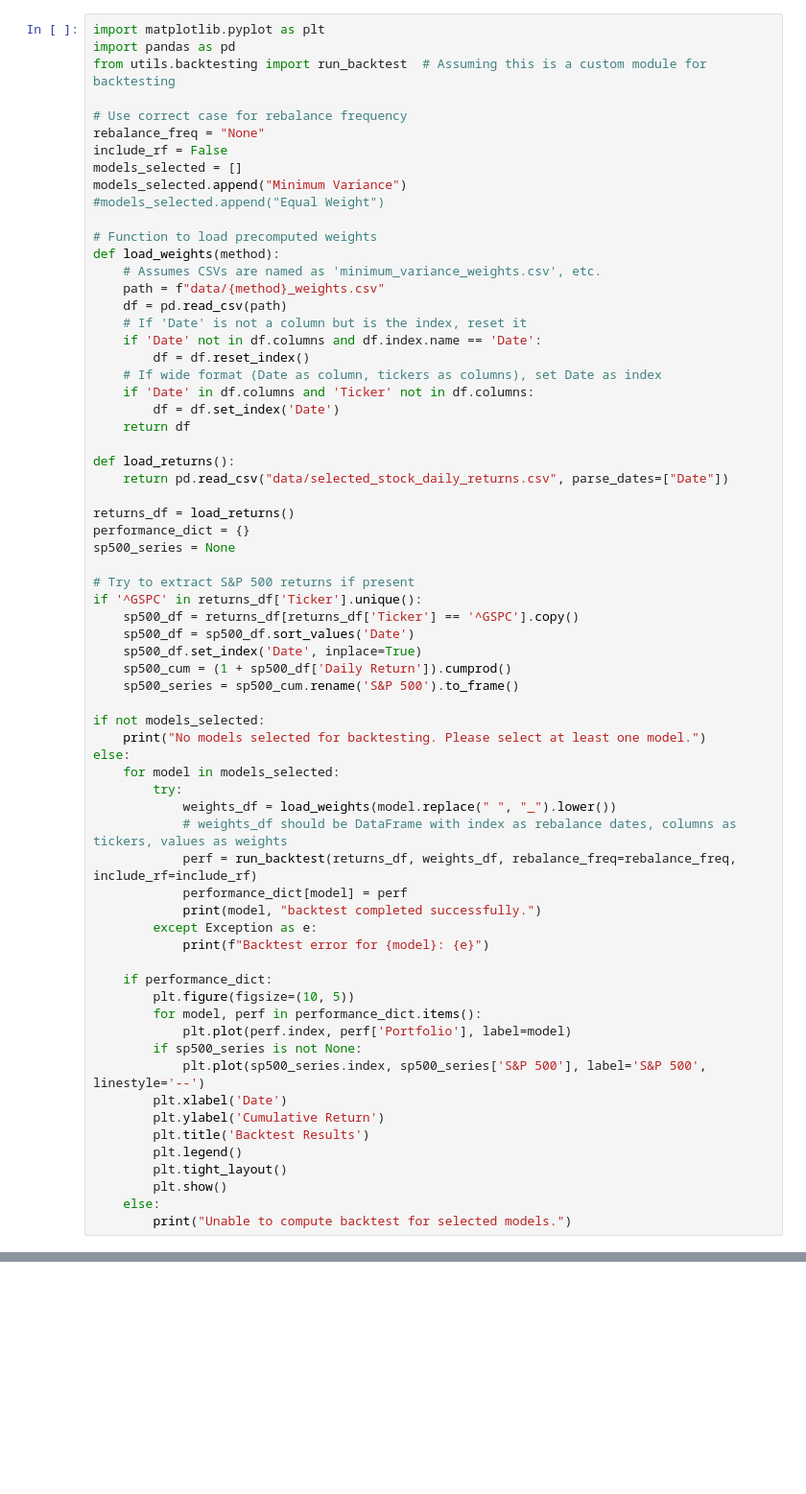
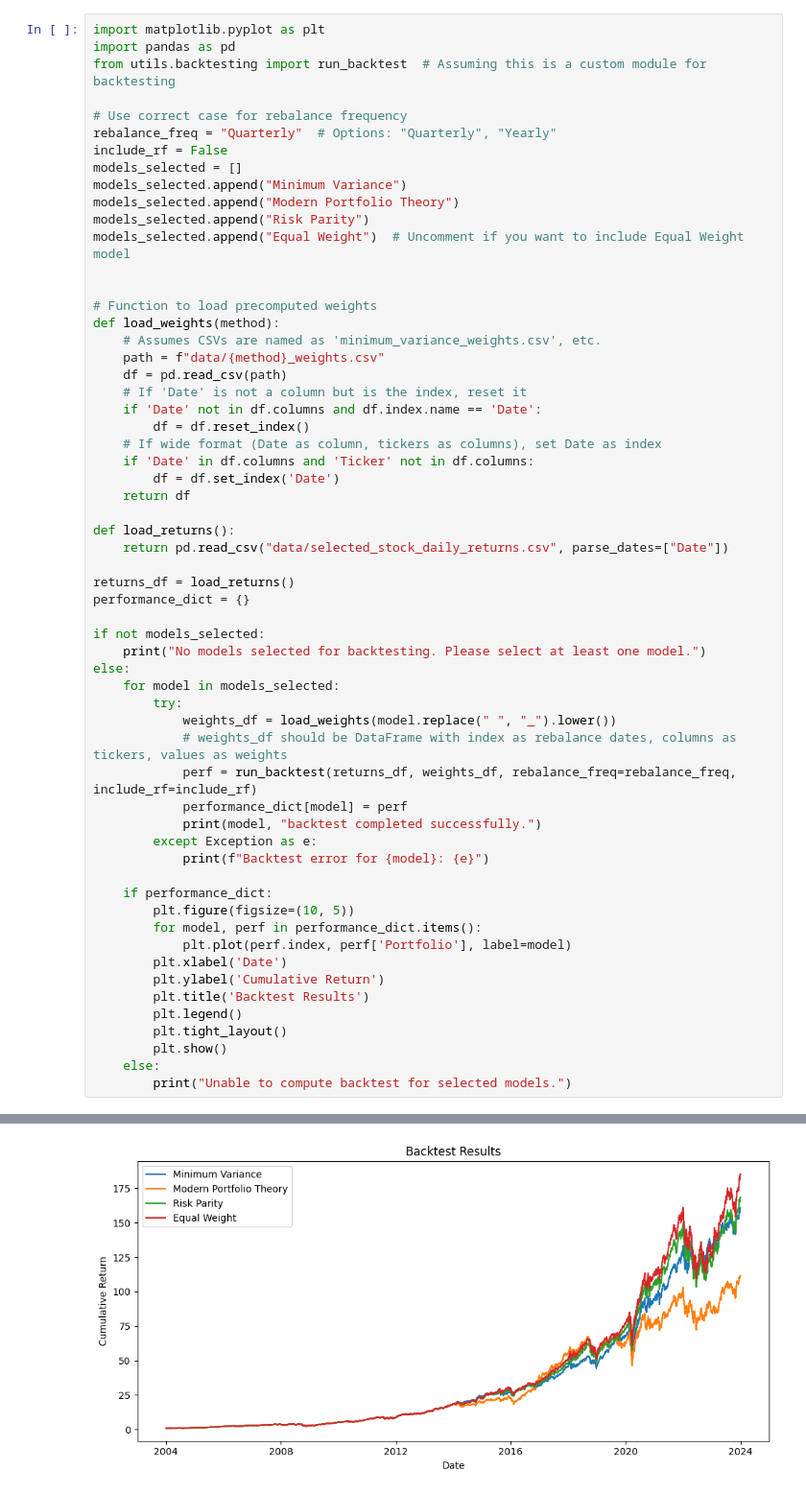
Before and after one commit to PietroWei/portfolio-optimization, a Jupyter notebook: test.ipynb, the cells around one changed output, grey strips where cells are left out. Shown at 96% size. Drawn from its saved outputs; the diff is of its cells as text; blank space fills up the shorter version.

```diff
--- a/test.ipynb
+++ b/test.ipynb
@@ -4,11 +4,14 @@ import pandas as pd
 from utils.backtesting import run_backtest  # Assuming this is a custom module for backtesting
 
 # Use correct case for rebalance frequency
-rebalance_freq = "None"
+rebalance_freq = "Quarterly"  # Options: "Quarterly", "Yearly"
 include_rf = False
 models_selected = []
 models_selected.append("Minimum Variance")
-#models_selected.append("Equal Weight")
+models_selected.append("Modern Portfolio Theory")
+models_selected.append("Risk Parity")
+models_selected.append("Equal Weight")  # Uncomment if you want to include Equal Weight model
+
 
 # Function to load precomputed weights
 def load_weights(method):
@@ -28,15 +31,6 @@ def load_returns():
 
 returns_df = load_returns()
 performance_dict = {}
-sp500_series = None
-
-# Try to extract S&P 500 returns if present
-if '^GSPC' in returns_df['Ticker'].unique():
-    sp500_df = returns_df[returns_df['Ticker'] == '^GSPC'].copy()
-    sp500_df = sp500_df.sort_values('Date')
-    sp500_df.set_index('Date', inplace=True)
-    sp500_cum = (1 + sp500_df['Daily Return']).cumprod()
-    sp500_series = sp500_cum.rename('S&P 500').to_frame()
 
 if not models_selected:
     print("No models selected for backtesting. Please select at least one model.")
@@ -55,8 +49,6 @@ else:
         plt.figure(figsize=(10, 5))
         for model, perf in performance_dict.items():
             plt.plot(perf.index, perf['Portfolio'], label=model)
-        if sp500_series is not None:
-            plt.plot(sp500_series.index, sp500_series['S&P 500'], label='S&P 500', linestyle='--')
         plt.xlabel('Date')
         plt.ylabel('Cumulative Return')
         plt.title('Backtest Results')
@@ -70,0 +97 @@ Unable to compute backtest for selected models.
+[figure, added]
```
Also changed, not shown: parts of 2 cells of this notebook, 9 other files.
